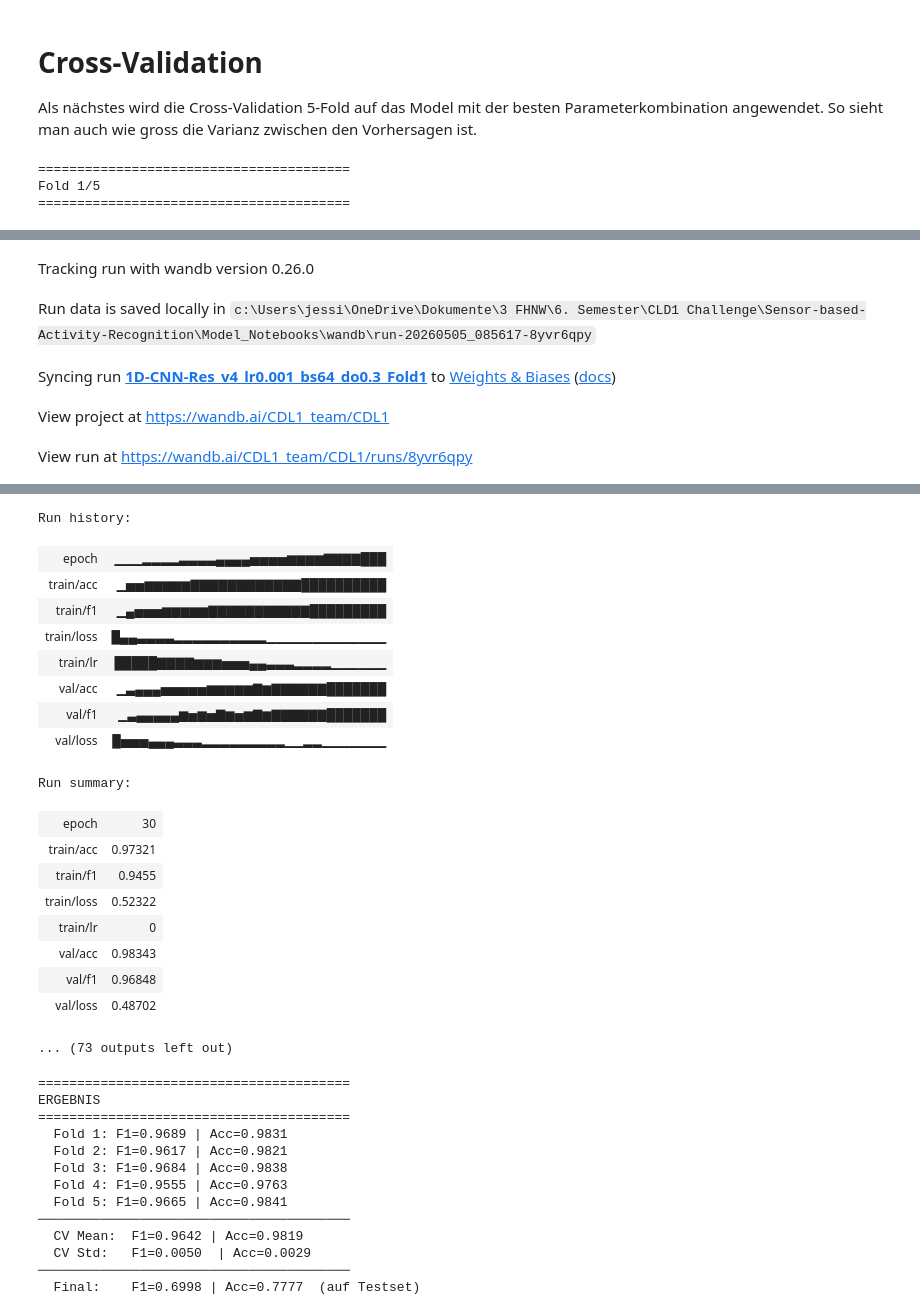
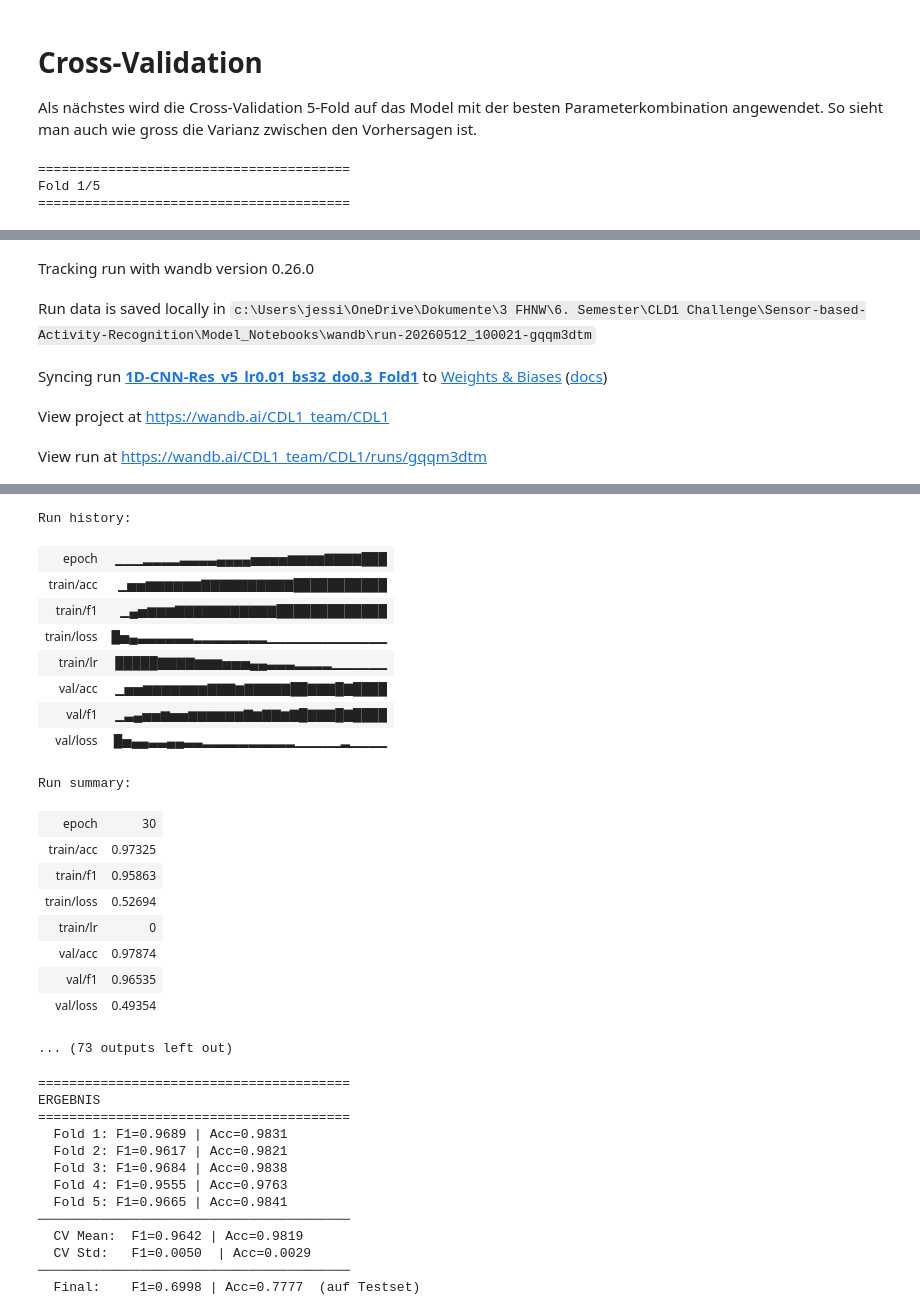
Before and after one commit to raphaelschuepbach/Sensor-based-Activity-Recognition, a Jupyter notebook: Model_Notebooks/Deep_Learning.ipynb, the cells around one changed output, grey strips where cells are left out. Saved outputs shown, nothing was run; the diff lists cells and outputs as text; code cells hidden in the pictures.

```diff
--- a/Model_Notebooks/Deep_Learning.ipynb
+++ b/Model_Notebooks/Deep_Learning.ipynb
@@ -9,8 +9,8 @@ from sklearn.metrics import f1_score
 from tqdm import tqdm
 # %%
 # .npz laden
-train = np.load("../Model_data/train.npz")
-test  = np.load("../Model_data/test.npz")
+train = np.load("../Model_data/train_split1_100WS.npz")
+test  = np.load("../Model_data/test_split1_100WS.npz")
 
 X_train, y_train = train["X"], train["y"]
 X_test,  y_test  = test["X"],  test["y"]
@@ -18,4 +18,6 @@ X_test,  y_test  = test["X"],  test["y"]
 # X_train hat die Form (Anzahl Windows, Zeitschritte pro Window, Anzahl Features)
 print(X_train.shape)
 print(y_train.shape)
+print(X_test.shape)
+print(y_test.shape)
 # %% [output]
@@ -213,7 +218,7 @@ def train(config, train_ds, test_ds, device, project="CDL1"):
         project=project,
         entity="CDL1_team",
         config=config,
-        name=f"1D-CNN-Res_v4_lr{config['lr']}_bs{config['batch_size']}_do{config['dropout']}{fold_suffix}"
+        name=f"1D-CNN-Res_v5_lr{config['lr']}_bs{config['batch_size']}_do{config['dropout']}{fold_suffix}"
     )
     cfg = wandb.config
 
@@ -520,8 +525,8 @@ best_config = {
     "epochs":      30,
     "n_features":  13,
     "n_classes":   len(le.classes_),
-    "lr":          0.001,
-    "batch_size":  64,
+    "lr":          0.01,
+    "batch_size":  32,
     "dropout":     0.3,
 }
 
@@ -556,52 +561,52 @@ final_model, final_history = train(
     device   = device,
     project  = "CDL1",
 )
 
 final_f1  = max(e["f1"]  for e in final_history["val"])
 final_acc = max(e["acc"] for e in final_history["val"])
 
 f1s  = [r["f1"]  for r in fold_results]
 accs = [r["acc"] for r in fold_results]
 
 print("\n" + "="*40)
 print("ERGEBNIS")
 print("="*40)
 for r in fold_results:
     print(f"  Fold {r['fold']}: F1={r['f1']:.4f} | Acc={r['acc']:.4f}")
 print(f"{'─'*40}")
 print(f"  CV Mean:  F1={np.mean(f1s):.4f} | Acc={np.mean(accs):.4f}")
 print(f"  CV Std:   F1={np.std(f1s):.4f}  | Acc={np.std(accs):.4f}")
 print(f"{'─'*40}")
 print(f"  Final:    F1={final_f1:.4f} | Acc={final_acc:.4f}  ← Testset")
 # %% [output]
 ========================================
 Fold 1/5
 ========================================
 [interactive output not drawn]
 Tracking run with wandb version 0.26.0
-Run data is saved locally in c:\Users\jessi\OneDrive\Dokumente\3 FHNW\6. Semester\CLD1 Challenge\Sensor-based-Activity-Recognition\Model_Notebooks\wandb\run-20260505_085617-8yvr6qpy
+Run data is saved locally in c:\Users\jessi\OneDrive\Dokumente\3 FHNW\6. Semester\CLD1 Challenge\Sensor-based-Activity-Recognition\Model_Notebooks\wandb\run-20260512_100021-gqqm3dtm
-Syncing run 1D-CNN-Res_v4_lr0.001_bs64_do0.3_Fold1 to Weights & Biases (docs)
+Syncing run 1D-CNN-Res_v5_lr0.01_bs32_do0.3_Fold1 to Weights & Biases (docs)
 View project at https://wandb.ai/CDL1_team/CDL1
-View run at https://wandb.ai/CDL1_team/CDL1/runs/8yvr6qpy
+View run at https://wandb.ai/CDL1_team/CDL1/runs/gqqm3dtm
 [interactive output not drawn]
 Run history:
 | epoch | ▁▁▁▂▂▂▂▃▃▃▃▄▄▄▄▅▅▅▅▆▆▆▆▇▇▇▇███ |
-| train/acc | ▁▅▅▆▆▆▆▆▇▇▇▇▇▇▇▇▇▇▇▇██████████ |
-| train/f1 | ▁▄▅▅▅▆▆▆▆▆▇▇▇▇▇▇▇▇▇▇▇█████████ |
-| train/loss | █▄▄▃▃▃▃▂▂▂▂▂▂▂▂▂▂▁▁▁▁▁▁▁▁▁▁▁▁▁ |
+| train/acc | ▁▅▅▆▆▆▆▆▆▇▇▇▇▇▇▇▇▇▇███████████ |
+| train/f1 | ▁▄▅▆▆▆▇▇▇▇▇▇▇▇▇▇▇█████████████ |
+| train/loss | █▅▄▃▃▃▃▃▃▂▂▂▂▂▂▂▂▁▁▁▁▁▁▁▁▁▁▁▁▁ |
 | train/lr | █████▇▇▇▇▆▆▆▅▅▅▄▄▃▃▃▂▂▂▂▁▁▁▁▁▁ |
-| val/acc | ▁▃▄▄▄▅▅▅▅▅▆▆▆▆▆▇▆▇▇▇▇▇▇███████ |
-| val/f1 | ▁▃▄▄▄▄▄▆▅▆▅▇▆▅▆▇▆▇▇▇▇▇▇███████ |
-| val/loss | █▅▅▅▄▄▄▃▃▃▂▂▂▂▂▂▂▂▂▁▁▂▂▁▁▁▁▁▁▁ |
+| val/acc | ▁▅▅▆▆▆▆▆▆▆▇▇▇▆▇▇▇▇▇██▇▇▇█▇████ |
+| val/f1 | ▁▃▄▅▅▆▅▅▆▆▆▆▆▆▇▆▇▇▆▇█▇▇▇█▇████ |
+| val/loss | █▅▄▄▃▃▄▄▃▃▂▂▂▂▂▂▂▂▂▂▁▁▁▁▁▂▁▁▁▁ |
 Run summary:
 | epoch | 30 |
-| train/acc | 0.97321 |
-| train/f1 | 0.9455 |
-| train/loss | 0.52322 |
+| train/acc | 0.97325 |
+| train/f1 | 0.95863 |
+| train/loss | 0.52694 |
 | train/lr | 0 |
-| val/acc | 0.98343 |
-| val/f1 | 0.96848 |
-| val/loss | 0.48702 |
+| val/acc | 0.97874 |
+| val/f1 | 0.96535 |
+| val/loss | 0.49354 |
 ... (73 outputs left out)
 # %%
 print("\n" + "="*40)
```
Also changed, not shown: parts of 5 cells of this notebook, 1 other file.
